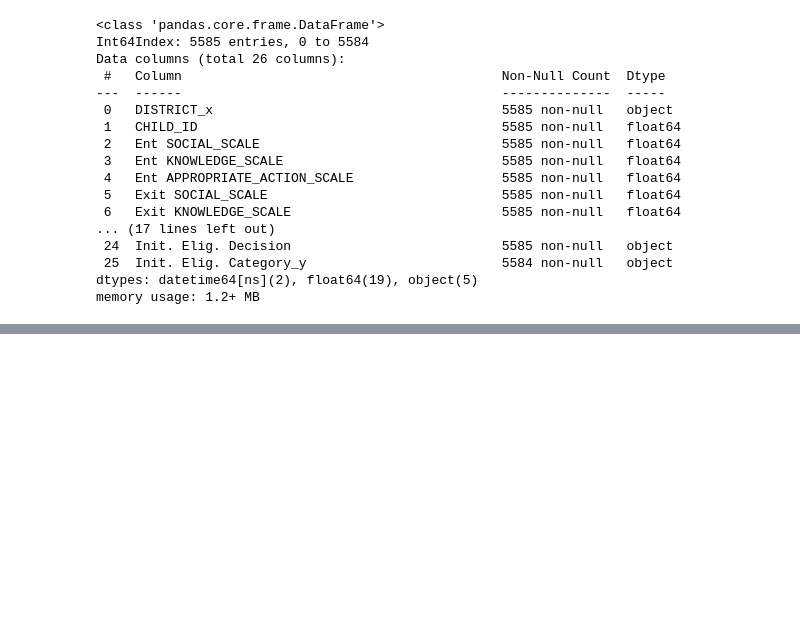
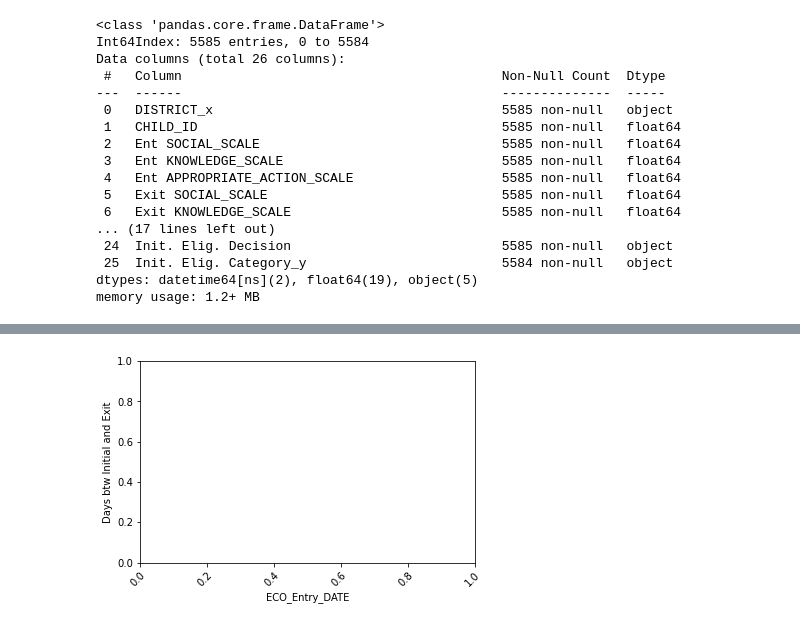
Before and after one commit to NSS-Data-Analytics-Cohort-7/didd-newbalancesonthebloc, a Jupyter notebook: Notebook/DIDD_partner_project.ipynb, the cells around one changed output, grey strips where cells are left out. Saved outputs shown, nothing was run; the diff lists cells and outputs as text; code cells hidden in the pictures; blank space fills up the shorter version.

```diff
--- a/Notebook/DIDD_partner_project.ipynb
+++ b/Notebook/DIDD_partner_project.ipynb
@@ -688,0 +635,3 @@ plt.title('Number of Children by Eligibility Category', fontsize = 16, weight =
+# %%
+eco_21_22_data_animate = eco_21_22_data[['Days btw Initial and Exit', 'ECO_Entry_DATE', 'Init. Elig. Category']]
+eco_21_22_data_animate
@@ -688,0 +652,20 @@ plt.title('Number of Children by Eligibility Category', fontsize = 16, weight =
+# %%
+color = ['blue', 'orange', 'green']
+fig = plt.figure()
+plt.xticks(rotation = 45, ha='right', rotation_mode='anchor')
+plt.subplots_adjust(bottom = 0.2, top = 0.9)
+plt.ylabel('Days btw Initial and Exit')
+plt.xlabel('ECO_Entry_DATE')
+
+def buildmechart(i = int):
+    plt.legend(eco_21_22_data_animate.columns)
+    p = plt.plot(eco_21_22_data_animate[:i].index, eco_21_22_data_animate[:i].values)
+    for i in range(0,3):
+        p[i].set_color(color[i])
+
+import matplotlib.animation as ani
+animator = ani.FuncAnimation(fig, buildmechart, interval = 100)
+anim = animator
+plt.show()
+# %% [output]
+[figure, added]
```
Also changed, not shown: parts of 30 cells of this notebook.
